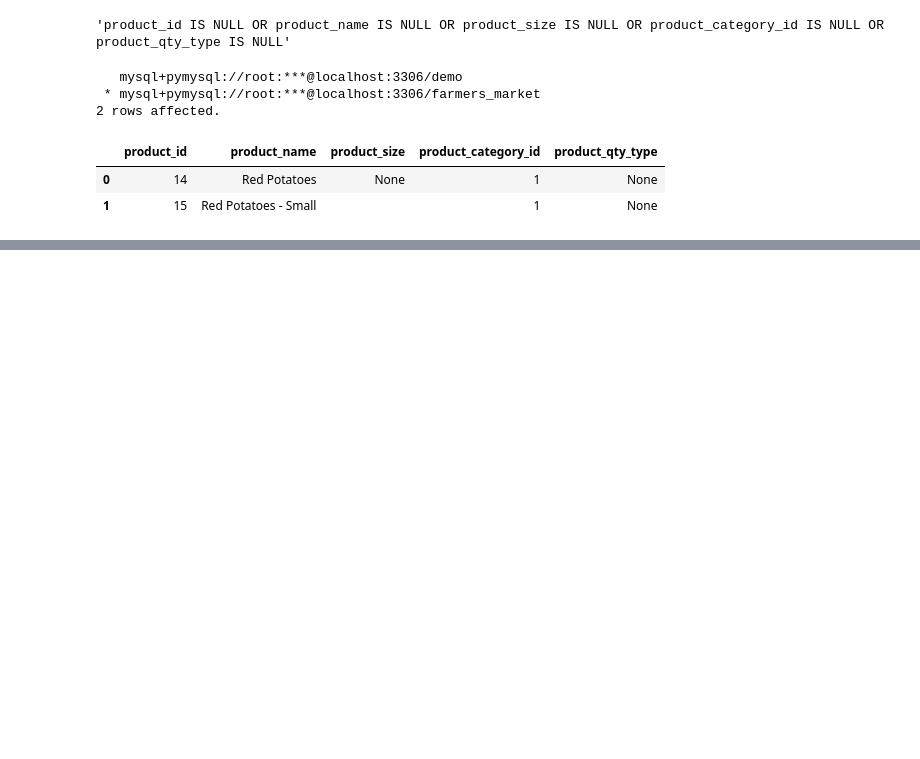
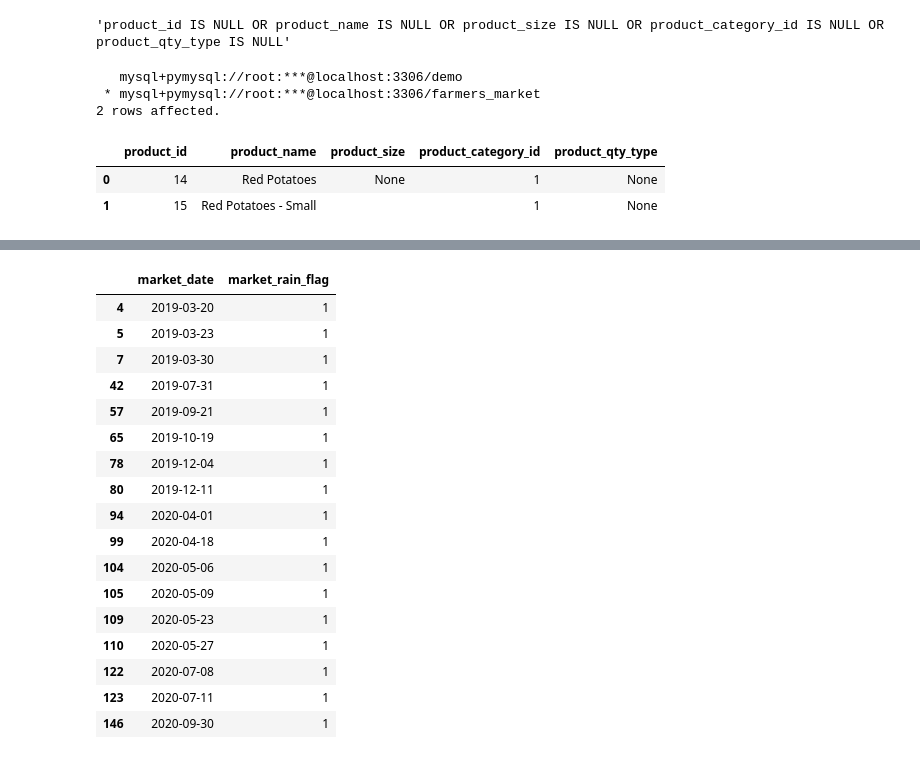
Before and after one commit to KunalNeon/SQL-For-Data-Scientist, a Jupyter notebook: sql.ipynb, the cells around one changed output, grey strips where cells are left out. Drawn from its saved outputs; the diff is of its cells as text; code cells hidden in the pictures; blank space fills up the shorter version.

```diff
--- a/sql.ipynb
+++ b/sql.ipynb
@@ -897,0 +966,21 @@ where { condition2}
+# %%
+market_date_info[["market_date","market_rain_flag"]]  [market_date_info['market_rain_flag']==1]
+# %% [output]
+|  | market_date | market_rain_flag |
+| 4 | 2019-03-20 | 1 |
+| 5 | 2019-03-23 | 1 |
+| 7 | 2019-03-30 | 1 |
+| 42 | 2019-07-31 | 1 |
+| 57 | 2019-09-21 | 1 |
+| 65 | 2019-10-19 | 1 |
+| 78 | 2019-12-04 | 1 |
+| 80 | 2019-12-11 | 1 |
+| 94 | 2020-04-01 | 1 |
+| 99 | 2020-04-18 | 1 |
+| 104 | 2020-05-06 | 1 |
+| 105 | 2020-05-09 | 1 |
+| 109 | 2020-05-23 | 1 |
+| 110 | 2020-05-27 | 1 |
+| 122 | 2020-07-08 | 1 |
+| 123 | 2020-07-11 | 1 |
+| 146 | 2020-09-30 | 1 |
```
Also changed, not shown: parts of 8 cells of this notebook.
